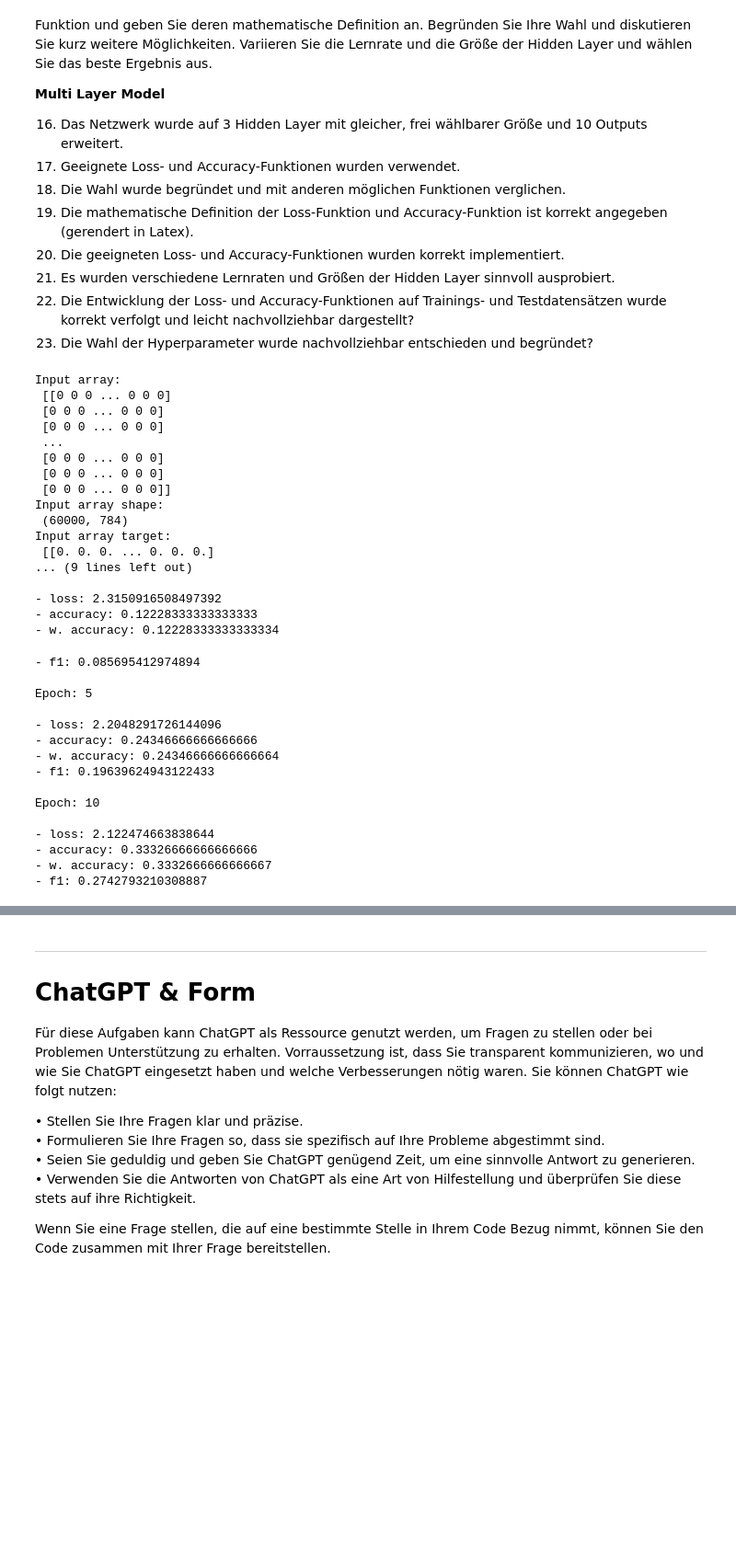
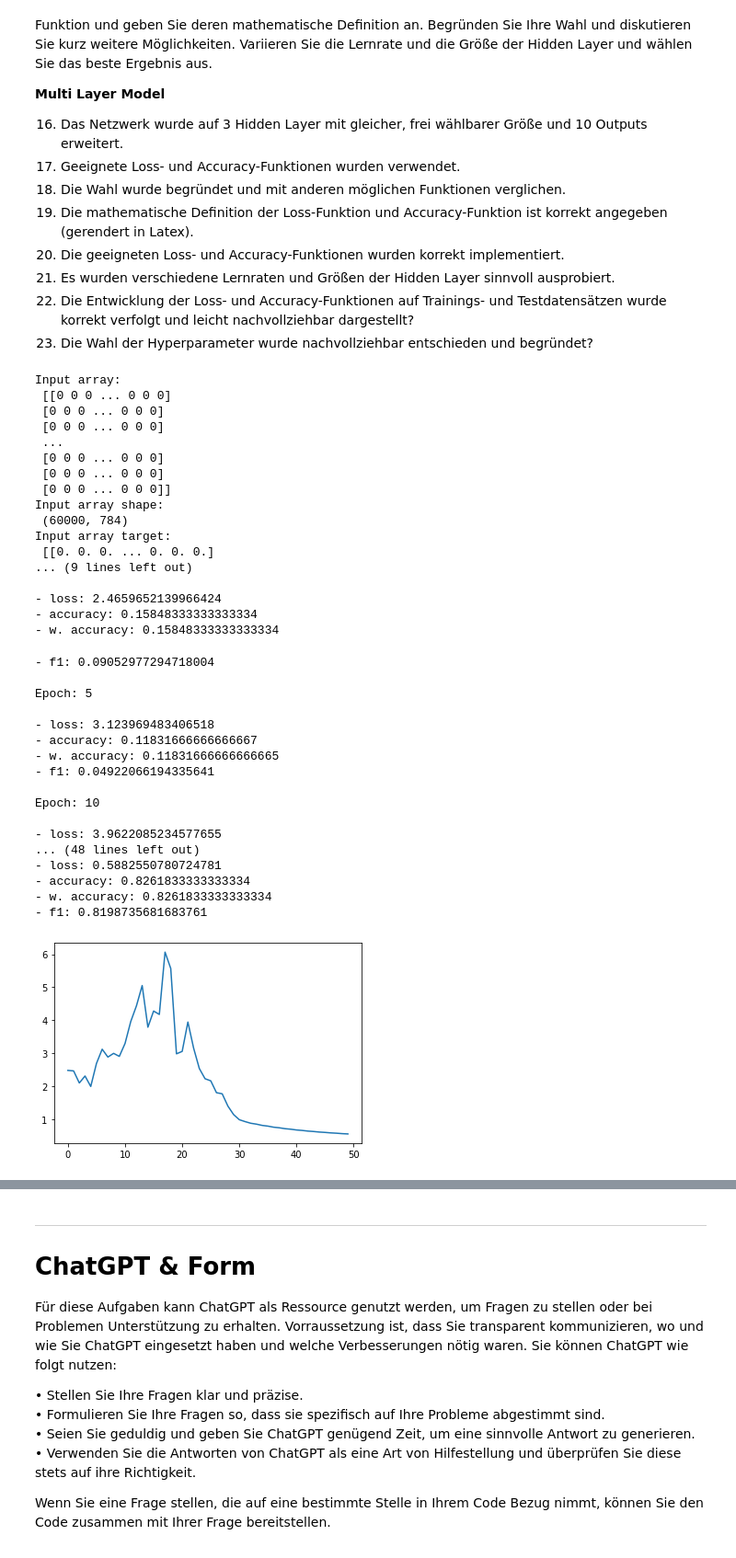
Before and after one commit to 7ben18/fhnw-vta-Vertiefende-Themen-der-Analysis, a Jupyter notebook: minichallenge1/vta-minichallenge-1.ipynb, the cells around one changed output, grey strips where cells are left out. Shown at 92% size. Saved outputs shown, nothing was run; the diff lists cells and outputs as text; code cells hidden in the pictures; blank space fills up the shorter version.

```diff
--- a/minichallenge1/vta-minichallenge-1.ipynb
+++ b/minichallenge1/vta-minichallenge-1.ipynb
@@ -225,15 +243,0 @@ Die LinearLayer Klasse ermöglicht es, lineare Schichten in neuronalen Netzwerke
-# %%
-# Erzeugen einer Instanz der LinearLayer-Klasse
-layer = LinearLayer(input_dim=3, output_dim=5)
-
-# Erzeugen eines Beispiel-Eingabe-Arrays mit 2 Beobachtungen und 3 Features
-input_array = np.array([[1, 2, 3], [4, 5, 6]])
-
-# Durchführen des Vorwärtsdurchlaufs
-output_array = layer.forward(input_array)
-
-# Ausgabe der Eingabe und Ausgabe-Arrays
-print("Input array:\n", input_array)
-print("Output array:\n", output_array)
-
-#(ChatGPT)
@@ -761,8 +876,8 @@ class NeuralNetworkV2:
 # %%
-np.random.seed(0)
+np.random.seed(718)
 
 # Erzeugen einer Instanz
-net = NeuralNetworkV2(input_nodes=28*28, hidden_nodes=20)
+net = NeuralNetworkV2(input_nodes=28*28, hidden_nodes=75)
 
 # Erzeugen eines Beispiel-Arrays mit 3 Beobachtungen vom MNIST-Datensatz
 input_array = np.array(train_dataset.data.view(-1, 28*28))
@@ -782,49 +897,52 @@ print("Input array target shape:\n", target.shape)
 
 # Beispiel für backprop
 loss = []
-for i in range(21):
+for i in range(50):
     loss.append(net.loss(input_array, target))
-    net.backward(input_array, target).update(1e-7)
+    net.backward(input_array, target).update(1e-6)
 
     if i % 5 == 0:
         print(f"Epoch: {i}\n")
         print(f"- loss: {net.loss(input_array, target)}")
         print(f"- accuracy: {net.accuracy(input_array, target)}")
         print(f"- w. accuracy: {net.weighted_accuracy(input_array, target)}")
         print(f"- f1: {net.f1_score(input_array, target)}\n")
 
 plt.plot(loss)
 plt.show()
 # %% [output]
 Input array:
  [[0 0 0 ... 0 0 0]
  [0 0 0 ... 0 0 0]
  [0 0 0 ... 0 0 0]
  ...
  [0 0 0 ... 0 0 0]
  [0 0 0 ... 0 0 0]
  [0 0 0 ... 0 0 0]]
 Input array shape:
  (60000, 784)
 Input array target:
  [[0. 0. 0. ... 0. 0. 0.]
 ... (9 lines left out)
 
-- loss: 2.3150916508497392
-- accuracy: 0.12228333333333333
-- w. accuracy: 0.12228333333333334
+- loss: 2.4659652139966424
+- accuracy: 0.15848333333333334
+- w. accuracy: 0.15848333333333334
-- f1: 0.085695412974894
+- f1: 0.09052977294718004
 
 Epoch: 5
 
-- loss: 2.2048291726144096
-- accuracy: 0.24346666666666666
-- w. accuracy: 0.24346666666666664
-- f1: 0.19639624943122433
+- loss: 3.123969483406518
+- accuracy: 0.11831666666666667
+- w. accuracy: 0.11831666666666665
+- f1: 0.04922066194335641
 
 Epoch: 10
 
-- loss: 2.122474663838644
-- accuracy: 0.33326666666666666
-- w. accuracy: 0.3332666666666667
-- f1: 0.2742793210308887
+- loss: 3.9622085234577655
+... (48 lines left out)
+- loss: 0.5882550780724781
+- accuracy: 0.8261833333333334
+- w. accuracy: 0.8261833333333334
+- f1: 0.8198735681683761
+[figure, added]
```
Also changed, not shown: parts of 15 cells of this notebook.
